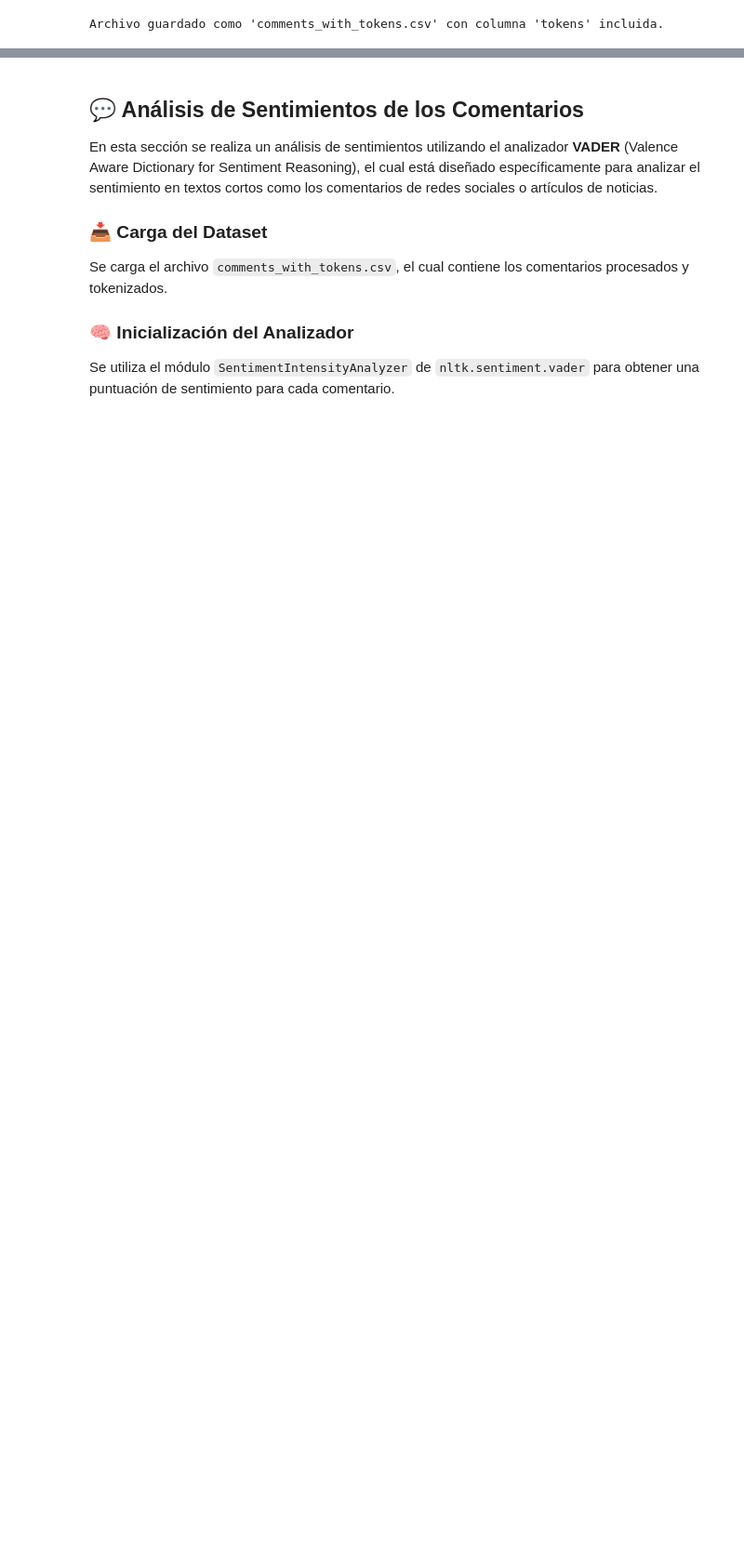
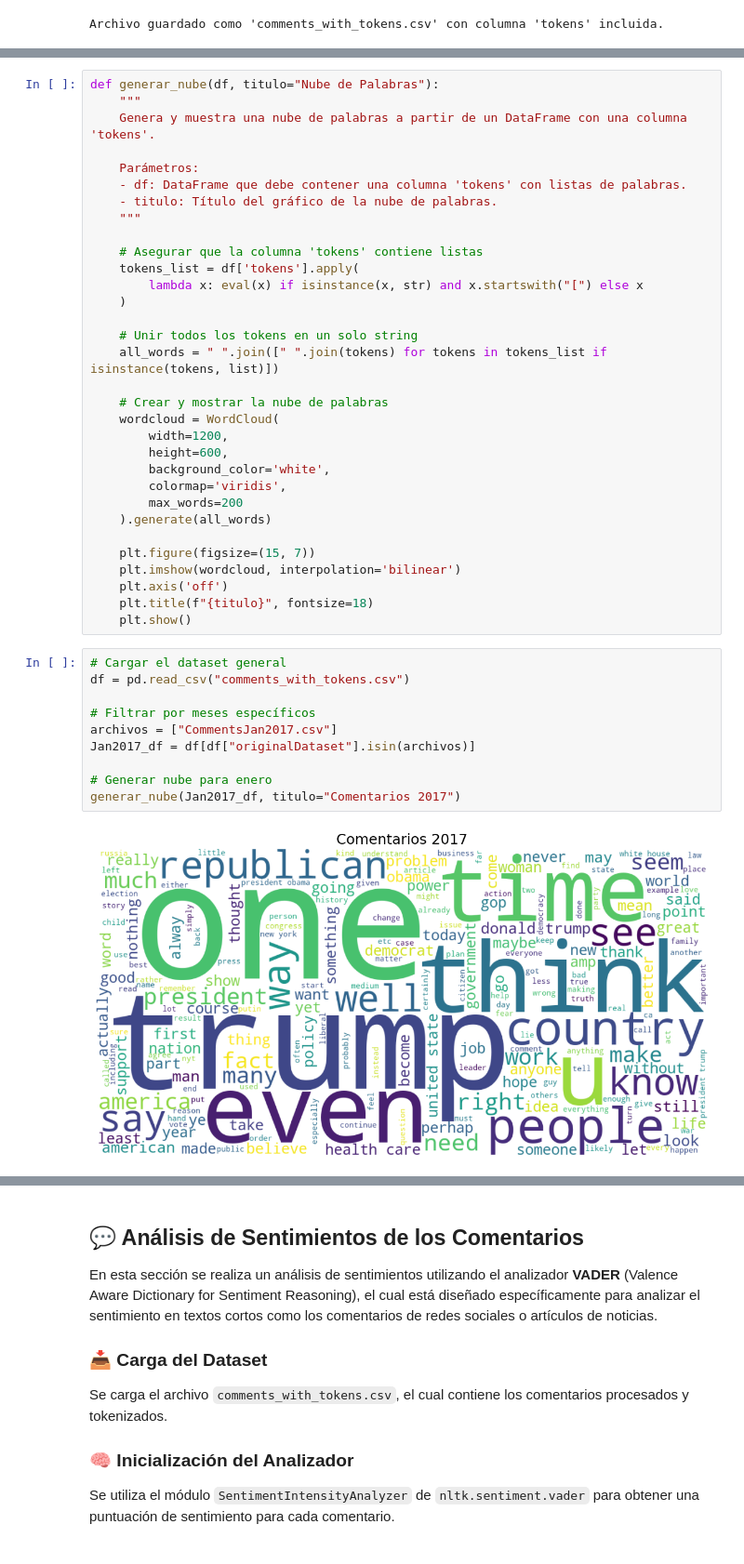
Before and after one commit to jquelas/comment_analysis, a Jupyter notebook: comment_analysis.ipynb, the cells around one changed output, grey strips where cells are left out. Shown at 93% size. Drawn from its saved outputs; the diff is of its cells as text; blank space fills up the shorter version.

Commit message:
Inclusion of examples of word clouds and porcentages of sentiments in dataset under analysis.

```diff
--- a/comment_analysis.ipynb
+++ b/comment_analysis.ipynb
@@ -422,0 +425,44 @@ Archivo guardado como 'comments_with_tokens.csv' con columna 'tokens' incluida.
+# %%
+def generar_nube(df, titulo="Nube de Palabras"):
+    """
+    Genera y muestra una nube de palabras a partir de un DataFrame con una columna 'tokens'.
+
+    Parámetros:
+    - df: DataFrame que debe contener una columna 'tokens' con listas de palabras.
+    - titulo: Título del gráfico de la nube de palabras.
+    """
+
+    # Asegurar que la columna 'tokens' contiene listas
+    tokens_list = df['tokens'].apply(
+        lambda x: eval(x) if isinstance(x, str) and x.startswith("[") else x
+    )
+
+    # Unir todos los tokens en un solo string
+    all_words = " ".join([" ".join(tokens) for tokens in tokens_list if isinstance(tokens, list)])
+
+    # Crear y mostrar la nube de palabras
+    wordcloud = WordCloud(
+        width=1200,
+        height=600,
+        background_color='white',
+        colormap='viridis',
+        max_words=200
+    ).generate(all_words)
+
+    plt.figure(figsize=(15, 7))
+    plt.imshow(wordcloud, interpolation='bilinear')
+    plt.axis('off')
+    plt.title(f"{titulo}", fontsize=18)
+    plt.show()
+# %%
+# Cargar el dataset general
+df = pd.read_csv("comments_with_tokens.csv")
+
+# Filtrar por meses específicos
+archivos = ["CommentsJan2017.csv"]
+Jan2017_df = df[df["originalDataset"].isin(archivos)]
+
+# Generar nube para enero
+generar_nube(Jan2017_df, titulo="Comentarios 2017")
+# %% [output]
+[figure, added]
```
Also changed, not shown: parts of 3 cells of this notebook.
